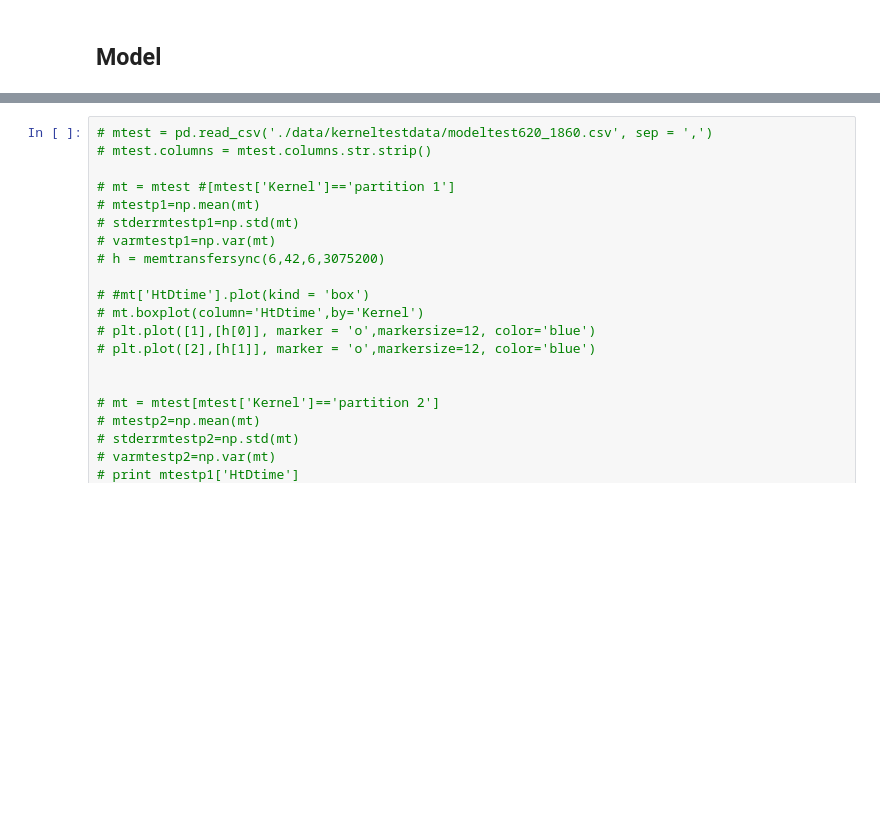
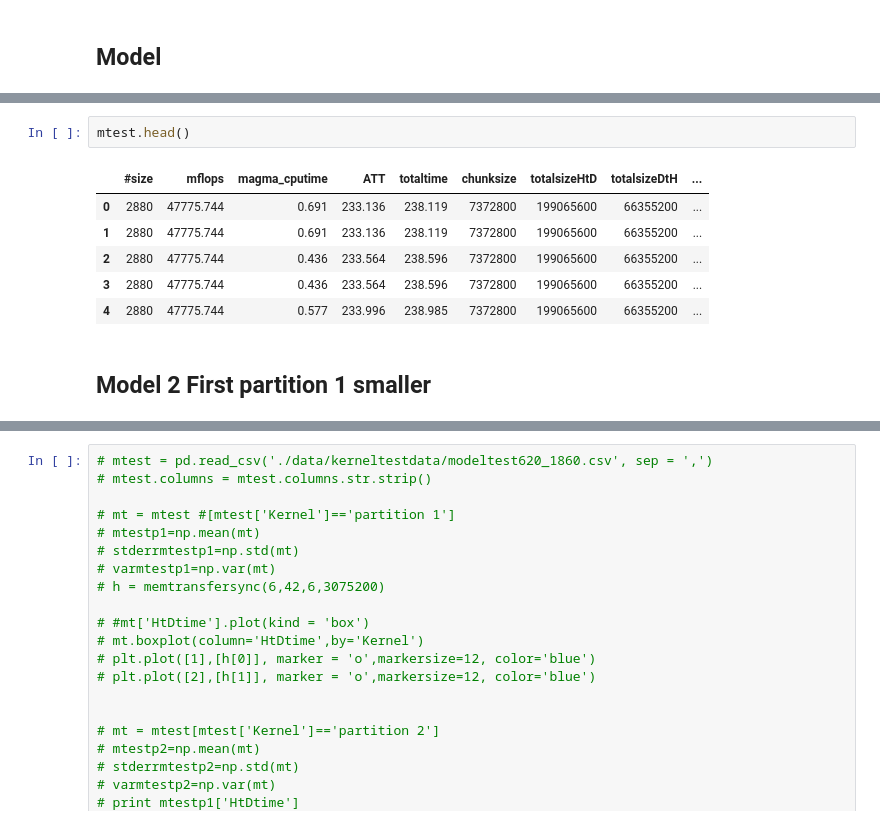
Before and after one commit to Erikun/bandwidthpartition, a Jupyter notebook: chunkedwithkernels.ipynb, the cells around one changed output, grey strips where cells are left out. Saved outputs shown, nothing was run; the diff lists cells and outputs as text; blank space fills up the shorter version.

```diff
--- a/chunkedwithkernels.ipynb
+++ b/chunkedwithkernels.ipynb
@@ -467,0 +768,12 @@ plt.ylabel('Time (ms)')
+# %%
+mtest.head()
+# %% [output]
+|  | #size | mflops | magma_cputime | ATT | totaltime | chunksize | totalsizeHtD | totalsizeDtH | ... |
+| 0 | 2880 | 47775.744 | 0.691 | 233.136 | 238.119 | 7372800 | 199065600 | 66355200 | ... |
+| 1 | 2880 | 47775.744 | 0.691 | 233.136 | 238.119 | 7372800 | 199065600 | 66355200 | ... |
+| 2 | 2880 | 47775.744 | 0.436 | 233.564 | 238.596 | 7372800 | 199065600 | 66355200 | ... |
+| 3 | 2880 | 47775.744 | 0.436 | 233.564 | 238.596 | 7372800 | 199065600 | 66355200 | ... |
+| 4 | 2880 | 47775.744 | 0.577 | 233.996 | 238.985 | 7372800 | 199065600 | 66355200 | ... |
+# %% [markdown]
+Model 2 First partition 1 smaller
+-------------------------------
```
Also changed, not shown: parts of 12 cells of this notebook, 49 other files.
